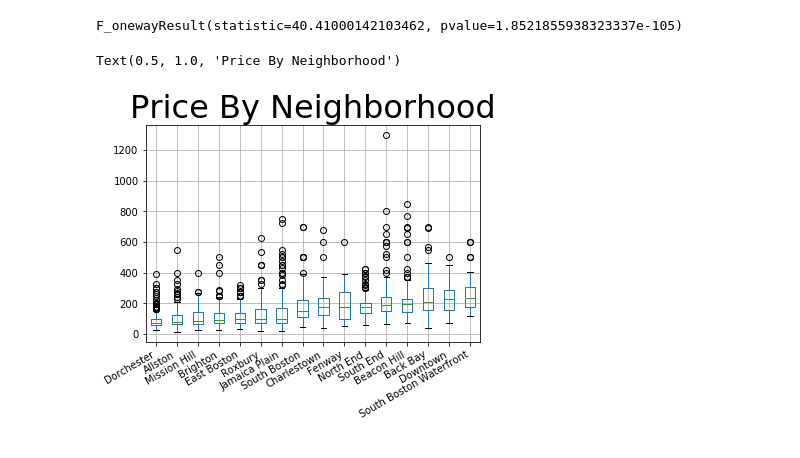
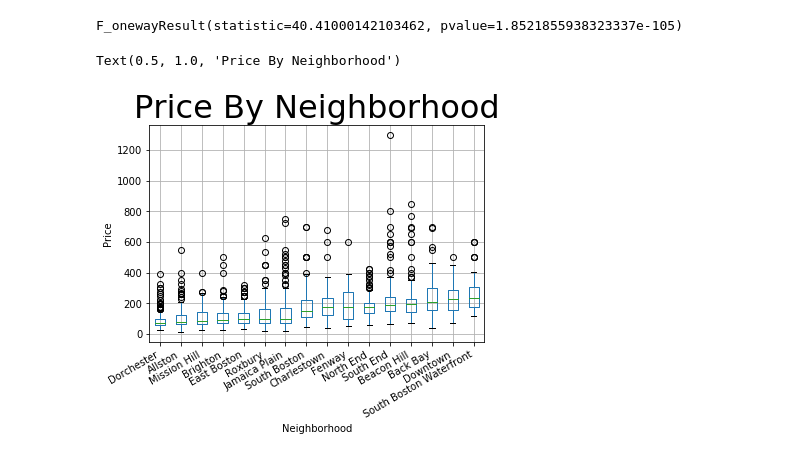
Before and after one commit to jnfost/Boston-Airbnb-EDA, a Jupyter notebook: project_restart2.ipynb, the cells around one changed output. Drawn from its saved outputs; the diff is of its cells as text; code cells hidden in the pictures.

```diff
--- a/project_restart2.ipynb
+++ b/project_restart2.ipynb
@@ -233,19 +233,19 @@ F_onewayResult(statistic=40.41000142103462, pvalue=1.8521855938323337e-105)
 # %%
 #neighborhood_price.boxplot(by="neighbourhood_cleansed", column="price")
 def boxplot_sorted(neighboorhood_price, by, column, rot=0):
     # use dict comprehension to create new dataframe from the iterable groupby object
     # each group name becomes a column in the new dataframe
     df2 = pd.DataFrame({col:vals[column] for col, vals in neighboorhood_price.groupby(by)})
     # find and sort the median values in this new dataframe
     meds = df2.median().sort_values()
     # use the columns in the dataframe, ordered sorted by median value
     # return axes so changes can be made outside the function
     return df2[meds.index].boxplot(rot=rot, return_type="axes")
 axes = boxplot_sorted(neighboorhood_price, by=["neighbourhood_cleansed"], column="price")
 plt.xticks(rotation=30, horizontalalignment='right')
-plt.xlabel("")
-plt.ylabel("")
+plt.xlabel("Neighborhood")
+plt.ylabel("Price")
 plt.title("Price By Neighborhood", fontsize= 32)
 # %% [output]
 Text(0.5, 1.0, 'Price By Neighborhood')
-[figure, old version]
+[figure, new version]
```
Also changed, not shown: parts of 1 cell of this notebook.
